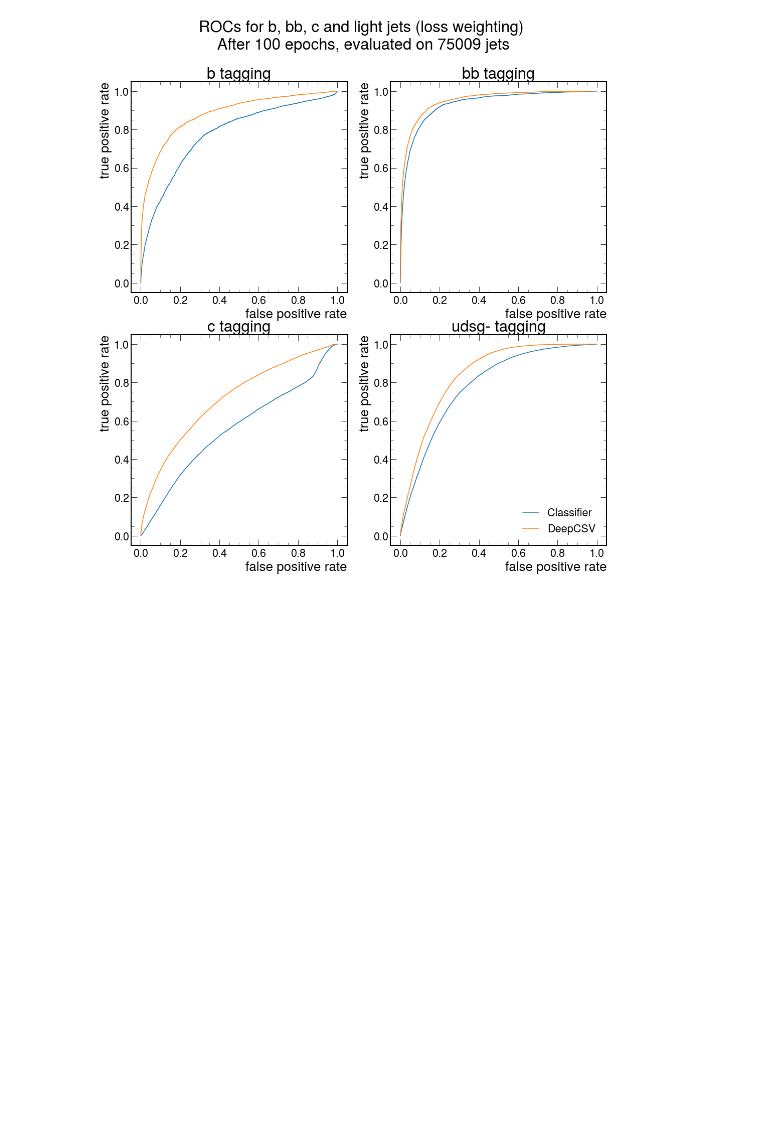
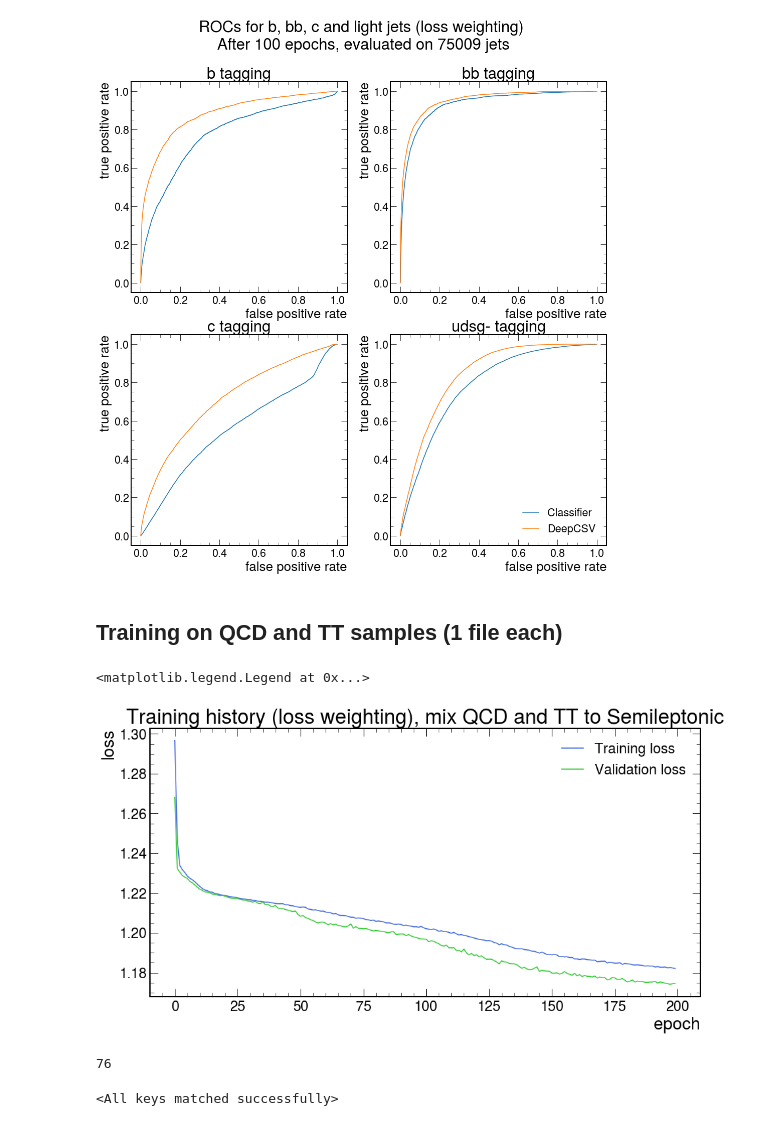
Before and after one commit to AnnikaStein/AI_Safety_2021, a Jupyter notebook: new_march_21/prototyping_oldQCD.ipynb, the cells around one changed output. Cells and saved outputs as stored; diff of their text form; code cells hidden in the pictures; blank space fills up the shorter version.

```diff
--- a/new_march_21/prototyping_oldQCD.ipynb
+++ b/new_march_21/prototyping_oldQCD.ipynb
@@ -2094,3 +2094,44 @@ auc for c-tagging: 0.5567782763732901
 auc for udsg-tagging: 0.7845268129382077
 22040
 [figure]
+# %% [markdown]
+## Training on QCD and TT samples (1 file each)
+# %%
+prev_epochs_0 = 200
+
+all_tr_losses_0 = []
+all_val_losses_0 = []
+
+
+
+for i in range(1, prev_epochs_0+1):
+    checkpoint = torch.load(f'/home/um106329/aisafety/new_march_21/models/model_QCD_TT_loss_weighting_{i}_epochs_v10_GPU_weighted_new_1_datasets.pt', map_location=torch.device(device))
+    loss = checkpoint['loss']
+    all_tr_losses_0.append(loss)
+    val_loss = checkpoint['val_loss']
+    all_val_losses_0.append(val_loss)
+
+
+plt.figure(1,figsize=[15,7.5])
+plt.plot(all_tr_losses_0,color='royalblue')
+plt.plot(all_val_losses_0,color='limegreen')
+plt.title(f"Training history (loss weighting), mix QCD and TT to Semileptonic")
+plt.xlabel('epoch')
+plt.ylabel('loss')
+plt.legend(['Training loss','Validation loss'])
+# %% [output]
+<matplotlib.legend.Legend at 0x...>
+[figure, added]
+# %%
+datasetQCD, DeepCSV_datasetQCD = np.load('/hpcwork/um106329/new_march_21/cleaned/inputs_0_to_49.npy'), np.load('/hpcwork/um106329/new_march_21/cleaned/deepcsv_0_to_49.npy')
+datasetTT, DeepCSV_datasetTT = np.load('/hpcwork/um106329/new_march_21/cleanedTTtoSemilep/inputs_0_to_49.npy'), np.load('/hpcwork/um106329/new_march_21/cleanedTTtoSemilep/deepcsv_0_to_49.npy')
+
+dataset, DeepCSV_dataset = np.concatenate([datasetQCD, datasetTT]), np.concatenate([DeepCSV_datasetQCD, DeepCSV_datasetTT])
+del datasetQCD
+del datasetTT
+del DeepCSV_datasetQCD
+del DeepCSV_datasetTT
+
+gc.collect()
+# %% [output]
+76
@@ -2096,0 +2174,36 @@ auc for udsg-tagging: 0.7845268129382077
+# %%
+# as calculated in dataset_info.ipynb
+
+allweights = compute_class_weight(
+           'balanced',
+            classes=np.array([0,1,2,3]),
+            y=test_targets.numpy())
+class_weights = torch.FloatTensor(allweights).to(device)
+
+criterion = nn.CrossEntropyLoss(weight=class_weights)
+
+
+
+model = nn.Sequential(nn.Linear(67, 100),
+                      nn.ReLU(),
+                      nn.Dropout(0.1),
+                      nn.Linear(100, 100),
+                      nn.ReLU(),
+                      nn.Dropout(0.1),
+                      nn.Linear(100, 100),
+                      nn.ReLU(),
+                      nn.Dropout(0.1),
+                      nn.Linear(100, 100),
+                      nn.ReLU(),
+                      nn.Dropout(0.1),
+                      nn.Linear(100, 100),
+                      nn.ReLU(),
+                      nn.Linear(100, 4),
+                      nn.Softmax(dim=1))
+
+
+
+checkpoint = torch.load(f'/home/um106329/aisafety/new_march_21/models/model_QCD_TT_loss_weighting_200_epochs_v10_GPU_weighted_new_1_datasets.pt', map_location=torch.device(device))
+model.load_state_dict(checkpoint["model_state_dict"])
+# %% [output]
+<All keys matched successfully>
```
Also changed, not shown: parts of 34 cells of this notebook.
